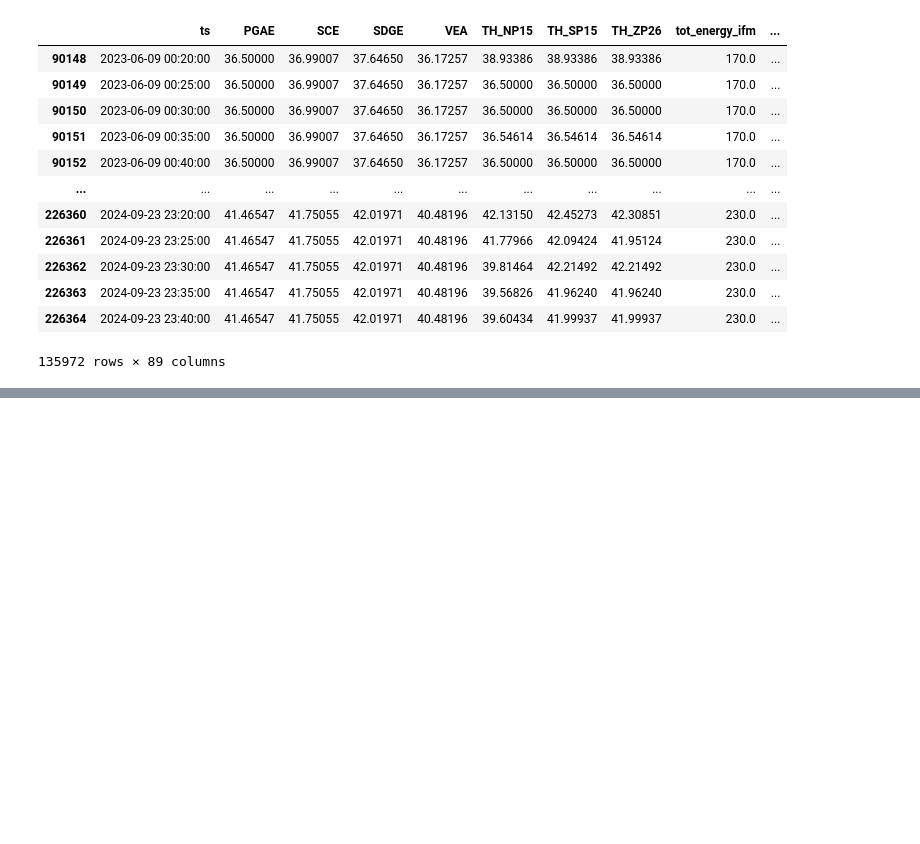
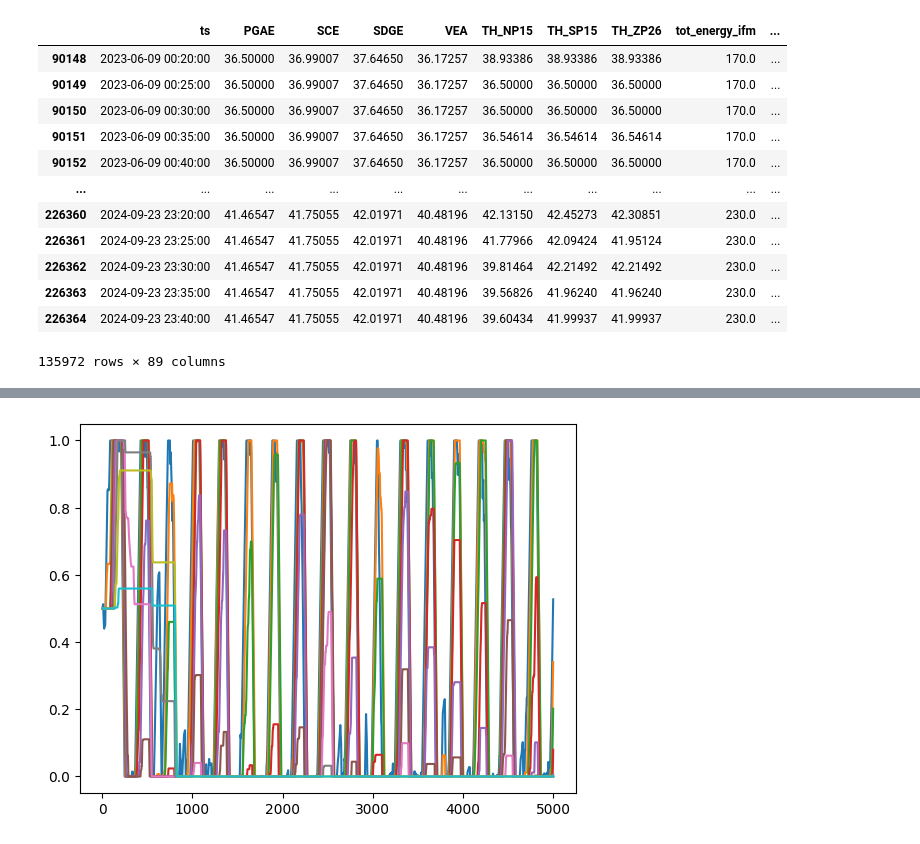
Before and after one commit to nmadev/EnergyStorageRLBidder, a Jupyter notebook: MarketSimulation.ipynb, the cells around one changed output, grey strips where cells are left out. Cells and saved outputs as stored; diff of their text form; code cells hidden in the pictures; blank space fills up the shorter version.

```diff
--- a/MarketSimulation.ipynb
+++ b/MarketSimulation.ipynb
@@ -76,13 +80,13 @@ storage_df
 Sim = MarketSimulator(storage_df)
 honest_bidders = []
 for i in range(10):
-    honest_bidders.append(HonestBidder())
+    honest_bidders.append(HonestBidder(noise=((-5 + i) * 0, 0)))
 Sim.simulate(
     bidders=honest_bidders,
     min_lookback=288,
     rtp_col="TH_NP15",
     dap_col="PGAE",
-    max_steps=1000,
+    max_steps=5000,
 )
 # for bidder in honest_bidders:
 #     plt.plot(bidder.profit_hist)
@@ -117,0 +102,5 @@ Sim.simulate(
+# %%
+for i in range(10):
+    plt.plot(honest_bidders[i].soc_hist)
+# %% [output]
+[figure, added]
```
Also changed, not shown: parts of 7 cells of this notebook, 2 other files.
